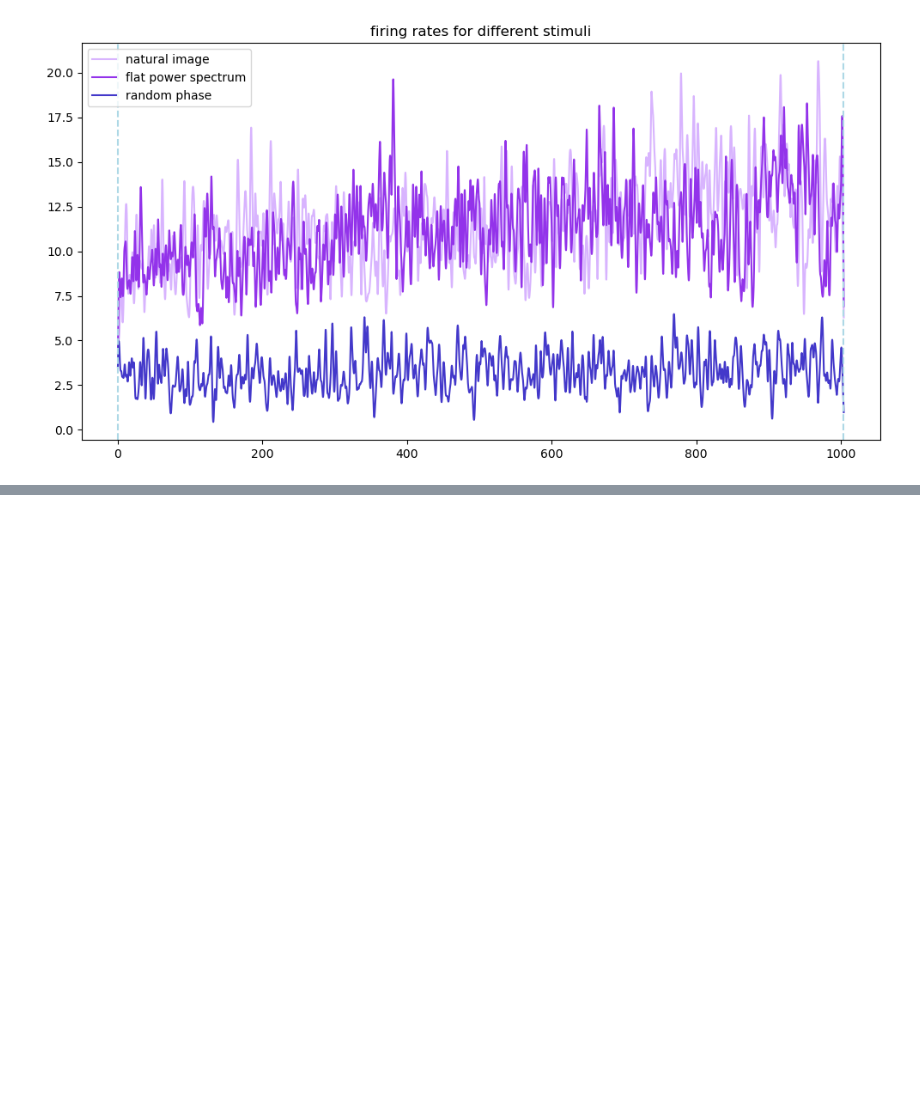
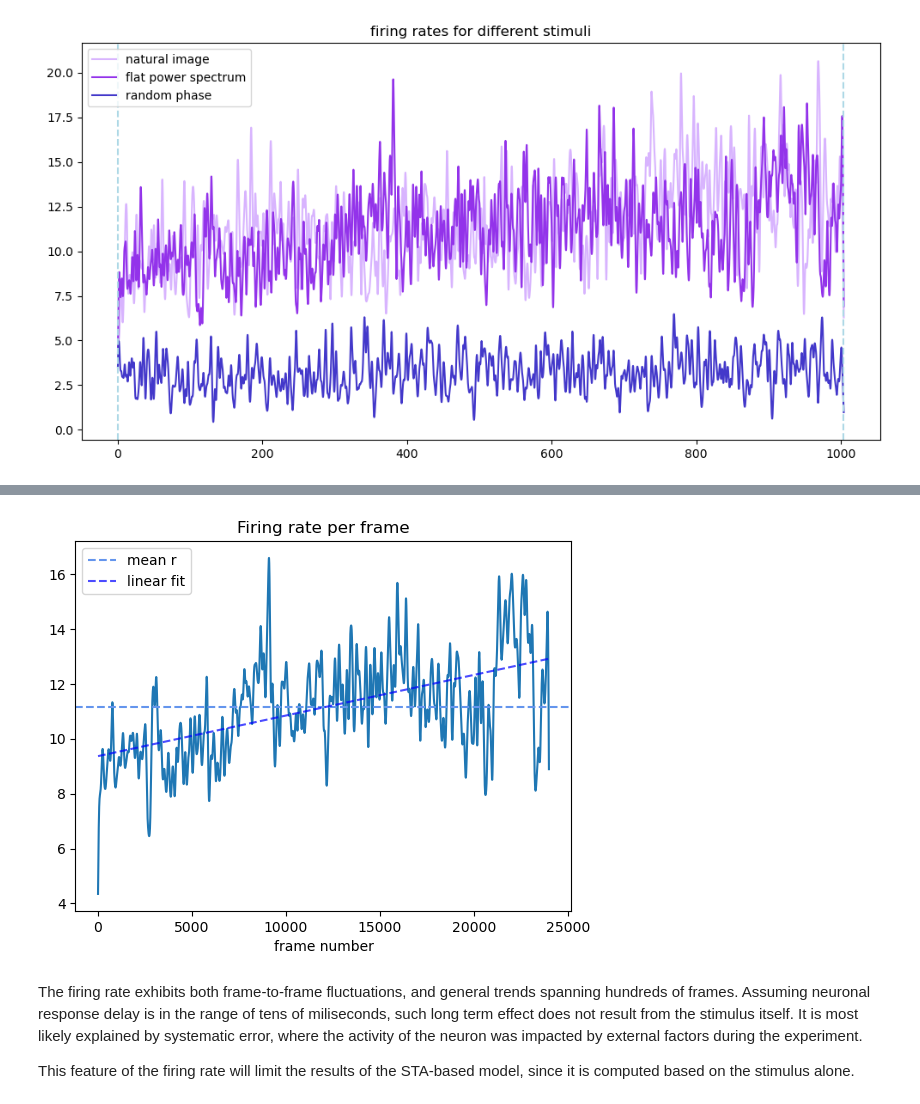
Before and after one commit to alessandrodipiano/neural_encoding, a Jupyter notebook: notebook/start.ipynb, the cells around one changed output, grey strips where cells are left out. Drawn from its saved outputs; the diff is of its cells as text; code cells hidden in the pictures; blank space fills up the shorter version.

```diff
--- a/notebook/start.ipynb
+++ b/notebook/start.ipynb
@@ -1472,0 +1498,19 @@ STA on the whitened stimulus
+# %%
+# define parameters related to the display of stimulus
+effective_frame_rate = 23.897547 # the effective refresh rate from .log file,
+movie_duration = frame_count / effective_frame_rate * 10000 # unit of 0.1ms
+frame_duration = 1 / effective_frame_rate
+print(f"movie duration: {movie_duration} x 10**-4 s")
+print(f"frame duration: {frame_duration} s")
+
+# discard spikes that occurred after stimulus offset
+spike_times = spike_times[spike_times < movie_duration]
+
+# bin spikes by displayed frame
+frame_ends_array = np.linspace(0, movie_duration, frame_count+1)
+spike_counts, _ = np.histogram(spike_times, bins=frame_ends_array)
+frame_numbers = np.arange(frame_count-1)
+print(f"fraction of frames when no spike occurred: {(spike_counts==0).sum() / len(spike_counts)}")
+print("------\nCheck for errors in data:")
+print(f"no. of negative spike times: {(spike_times < 0).sum()}")
+print(f"no. of duplicated spikes: {len(spike_times) - len(set(spike_times))}")
@@ -1472,0 +1529,24 @@ STA on the whitened stimulus
+# %%
+# compute the firing rate when binning by frame
+
+t, r, counts = gaussian_rate_convolution(spike_times/10000, 0, movie_duration/10000, frame_duration, 2)
+new_t = np.arange(24000)
+plt.plot(r)
+plt.xlabel("frame number")
+plt.title("Firing rate per frame")
+
+# find the linear trend
+x = np.arange(len(r))
+coeff_r = np.polyfit(x, r, 1) # line= 1st degree polynomial
+line_r = np.polyval(coeff_r, x)
+
+mean_r = r.mean()
+plt.axhline(mean_r, linestyle="--", label='mean r', color='cornflowerblue')
+plt.plot(line_r, label='linear fit', color='blue', linestyle='--', alpha=0.7)
+plt.legend();
+# %% [output]
+[figure, added]
+# %% [markdown]
+The firing rate exhibits both frame-to-frame fluctuations, and general trends spanning hundreds of frames. Assuming neuronal response delay is in the range of tens of miliseconds, such long term effect does not result from the stimulus itself. It is most likely explained by systematic error, where the activity of the neuron was impacted by external factors during the experiment.
+
+This feature of the firing rate will limit the results of the STA-based model, since it is computed based on the stimulus alone.
```
Also changed, not shown: parts of 24 cells of this notebook.
